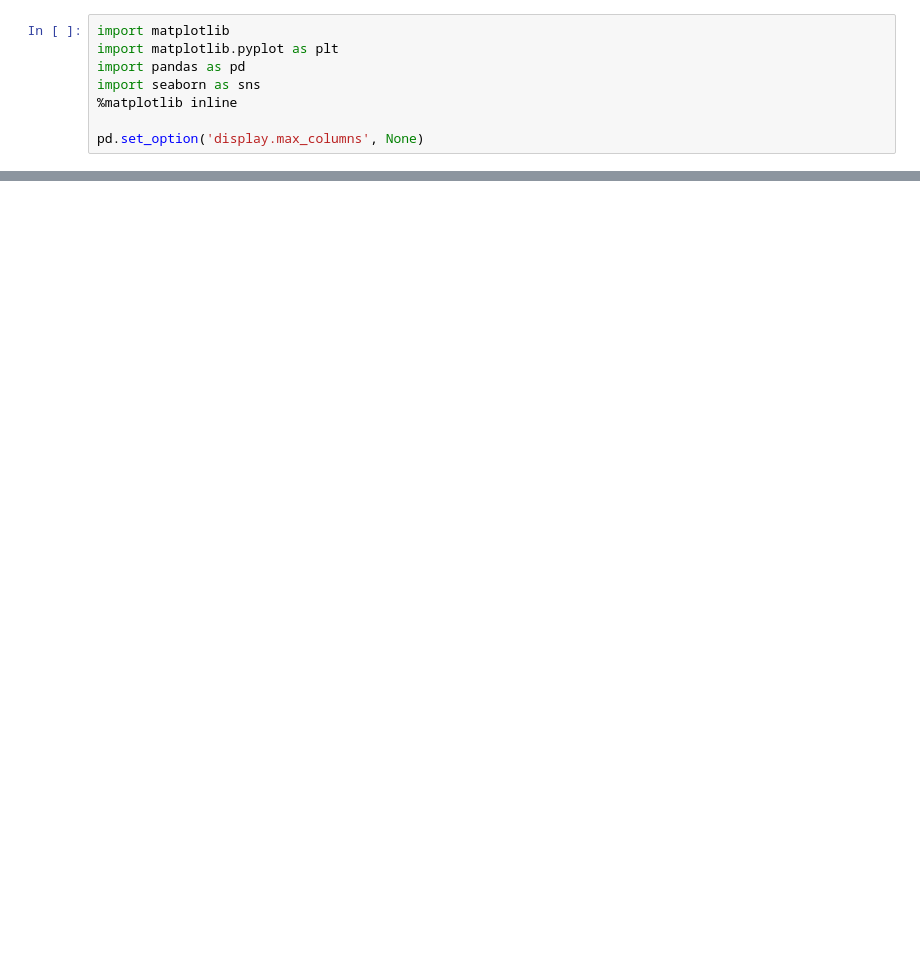
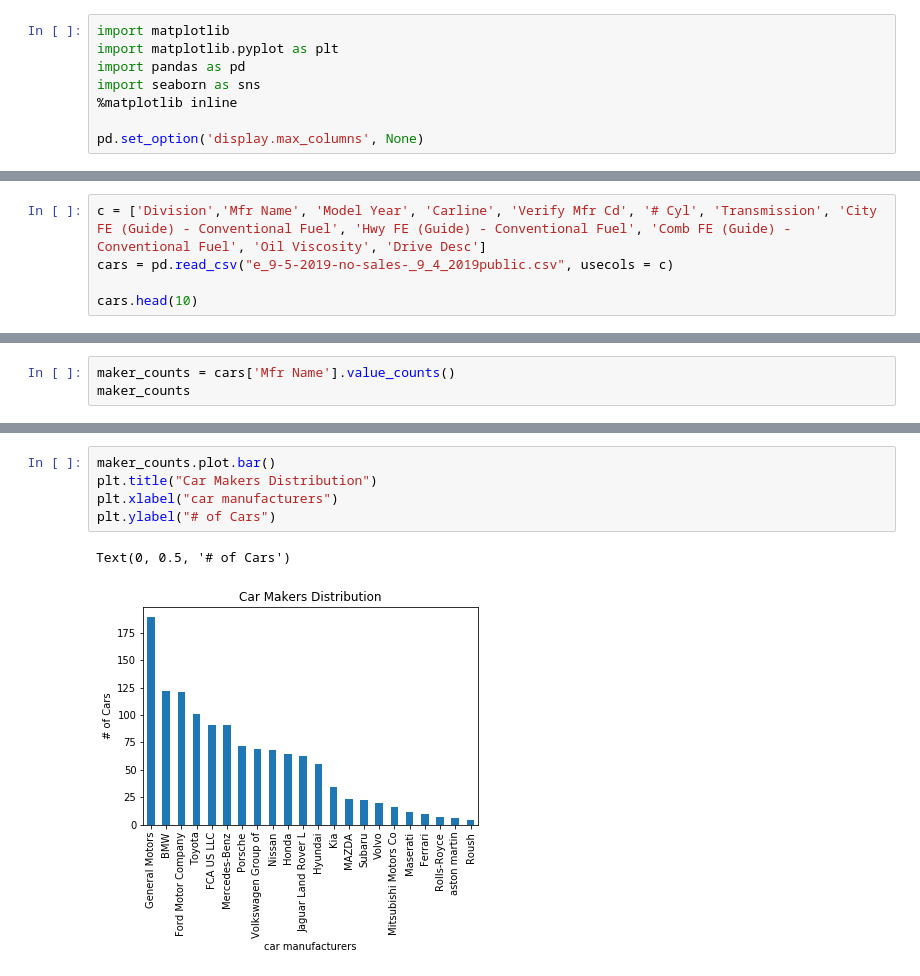
Before and after one commit to jhonymaurad/Data-Science-Project, a Jupyter notebook: Project Analysis.ipynb, the cells around one changed output, grey strips where cells are left out. Cells and saved outputs as stored; diff of their text form; blank space fills up the shorter version.

Commit message:
Added relationship plots and images for website

```diff
--- a/Project Analysis.ipynb
+++ b/Project Analysis.ipynb
@@ -18,0 +18,5 @@ cars.head()
+# %%
+c = ['Division','Mfr Name', 'Model Year', 'Carline', 'Verify Mfr Cd', '# Cyl', 'Transmission', 'City FE (Guide) - Conventional Fuel', 'Hwy FE (Guide) - Conventional Fuel', 'Comb FE (Guide) - Conventional Fuel', 'Oil Viscosity', 'Drive Desc']
+cars = pd.read_csv("e_9-5-2019-no-sales-_9_4_2019public.csv", usecols = c)
+
+cars.head(10)
@@ -18,0 +61,3 @@ cars.head()
+# %%
+maker_counts = cars['Mfr Name'].value_counts()
+maker_counts
@@ -18,0 +82,8 @@ cars.head()
+# %%
+maker_counts.plot.bar()
+plt.title("Car Makers Distribution")
+plt.xlabel("car manufacturers")
+plt.ylabel("# of Cars")
+# %% [output]
+Text(0, 0.5, '# of Cars')
+[figure, added]
```
Also changed, not shown: parts of 14 cells of this notebook, 9 other files.
